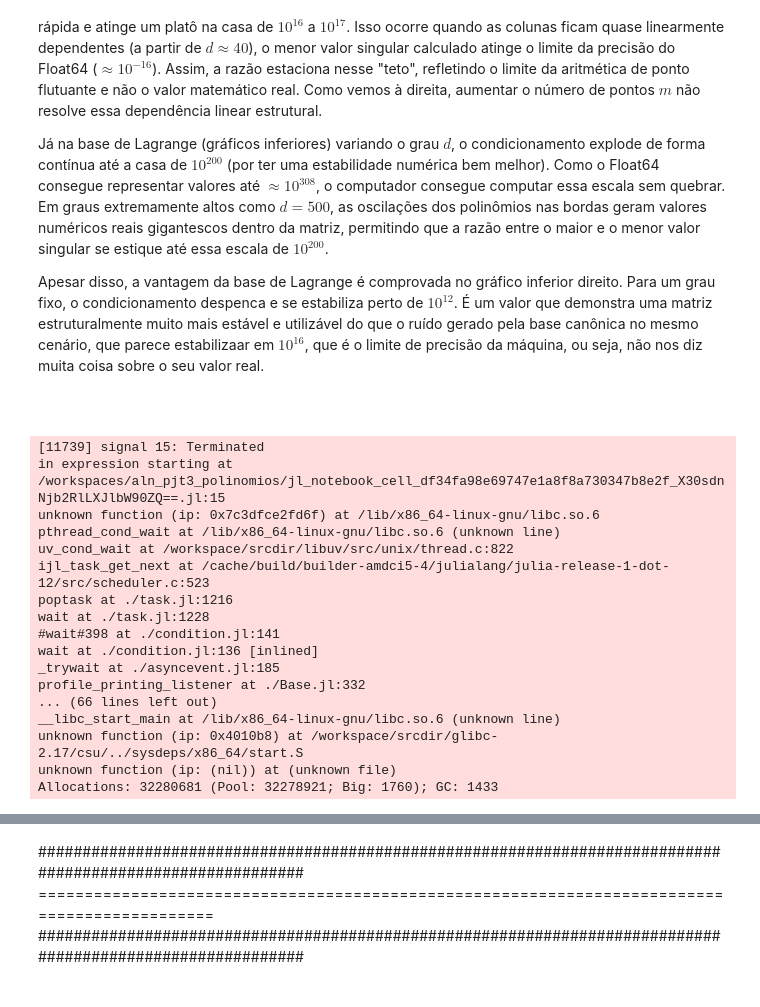
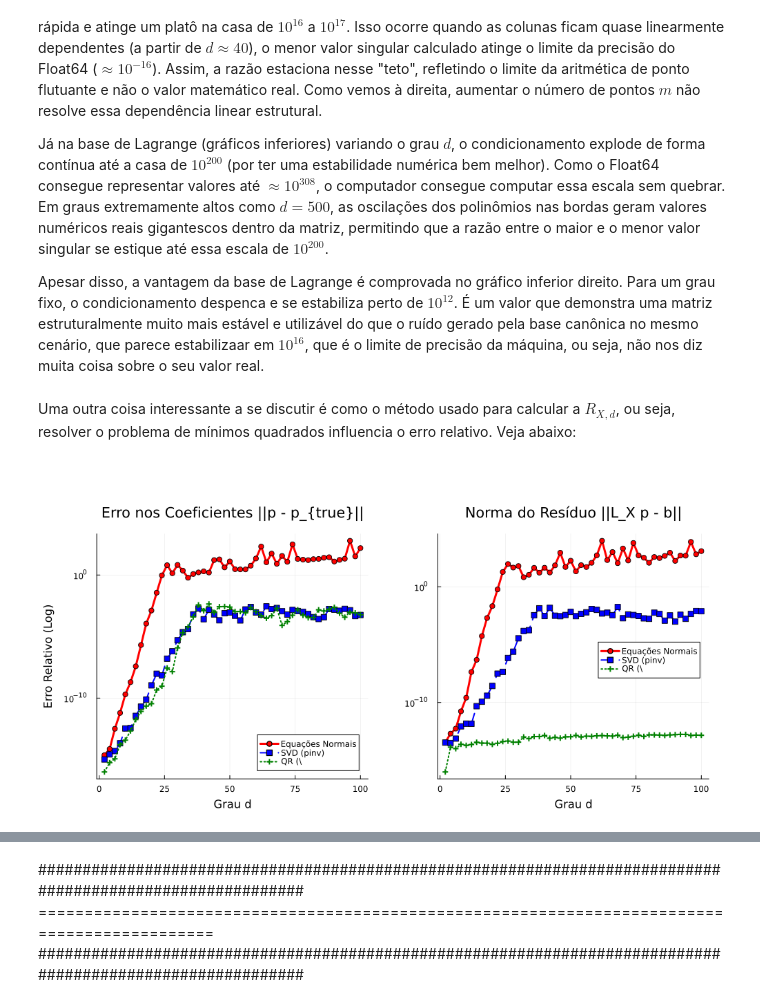
Before and after one commit to Jose-Pedro-Dresch/aln_pjt3_polinomios, a Jupyter notebook: Projeto3_julia (1).ipynb, the cells around one changed output, grey strips where cells are left out. Drawn from its saved outputs; the diff is of its cells as text; code cells hidden in the pictures.

```diff
--- a/Projeto3_julia (1).ipynb
+++ b/Projeto3_julia (1).ipynb
@@ -911,6 +911,8 @@ Analisando a base canônica (gráficos superiores), notamos que o condicionament
 Já na base de Lagrange (gráficos inferiores) variando o grau $d$, o condicionamento explode de forma contínua até a casa de $10^{200}$ (por ter uma estabilidade numérica bem melhor). Como o Float64 consegue representar valores até $\approx 10^{308}$, o computador consegue computar essa escala sem quebrar. Em graus extremamente altos como $d=500$, as oscilações dos polinômios nas bordas geram valores numéricos reais gigantescos dentro da matriz, permitindo que a razão entre o maior e o menor valor singular se estique até essa escala de $10^{200}$.
 
 Apesar disso, a vantagem da base de Lagrange é comprovada no gráfico inferior direito. Para um grau fixo, o condicionamento despenca e se estabiliza perto de $10^{12}$. É um valor que demonstra uma matriz estruturalmente muito mais estável e utilizável do que o ruído gerado pela base canônica no mesmo cenário, que parece estabilizaar em $10^{16}$, que é o limite de precisão da máquina, ou seja, não nos diz muita coisa sobre o seu valor real.
+# %% [markdown]
+Uma outra coisa interessante a se discutir é como o método usado para calcular a $R_{X,d}$, ou seja, resolver o problema de mínimos quadrados influencia o erro relativo. Veja abaixo:
 # %% [markdown]
 #
 # %%
@@ -941,55 +943,39 @@ for (i, d) in enumerate(d_vals)
     # Método 1: Equações Normais "Na Mão"
     # p = (L^T L)^-1 L^T b
     p_normal = inv(L' * L) * (L' * b)
 
     # Método 2: Decomposição SVD
     p_pinv = pinv(L) * b
 
     # Método 3: Fatoração QR (O operador \ do Julia usa QR para matrizes retangulares)
     p_qr = L \ b
 
     # 1. Calculando o erro nos coeficientes
     err_p_normal[i] = norm(p_normal - p_true) / norm(p_true)
     err_p_pinv[i]   = norm(p_pinv - p_true) / norm(p_true)
     err_p_qr[i]     = norm(p_qr - p_true) / norm(p_true)
 
     # 2. Calculando a norma do resíduo
     res_normal[i] = norm(L * p_normal - b)
     res_pinv[i]   = norm(L * p_pinv - b)
     res_qr[i]     = norm(L * p_qr - b)
 end
 
 # ================= Plotagem ================= #
 # Gráfico 1: Erro nos coeficientes
-p1 = plot(d_vals, err_p_normal, label="Equações Normais", lw=3, marker=:circle, color=:red)
-plot!(p1, d_vals, err_p_pinv, label="SVD (pinv)", lw=2, marker=:square, ls=:dash, color=:blue)
-plot!(p1, d_vals, err_p_qr, label="QR (\\)", lw=2, marker=:cross, ls=:dot, color=:green)
+p1 = plot(d_vals, err_p_normal .+ 1e-16, label="Equações Normais", lw=3, marker=:circle, color=:red)
+plot!(p1, d_vals, err_p_pinv .+ 1e-16, label="SVD (pinv)", lw=2, marker=:square, ls=:dash, color=:blue)
+plot!(p1, d_vals, err_p_qr .+ 1e-16, label="QR", lw=2, marker=:cross, ls=:dot, color=:green)
 plot!(p1, yscale=:log10, title="Erro nos Coeficientes ||p - p_{true}||",
-      xlabel="Grau d", ylabel="Erro Relativo (Log)", legend=:topleft, grid=true)
+      xlabel="Grau d", ylabel="Erro Relativo (Log / base Canônica)", legend=:bottomright, grid=true)
 
 # Gráfico 2: Norma do Resíduo
-p2 = plot(d_vals, res_normal, label="Equações Normais", lw=3, marker=:circle, color=:red)
-plot!(p2, d_vals, res_pinv, label="SVD (pinv)", lw=2, marker=:square, ls=:dash, color=:blue)
-plot!(p2, d_vals, res_qr, label="QR (\\)", lw=2, marker=:cross, ls=:dot, color=:green)
+p2 = plot(d_vals, res_normal .+ 1e-16, label="Equações Normais", lw=3, marker=:circle, color=:red)
+plot!(p2, d_vals, res_pinv .+ 1e-16, label="SVD (pinv)", lw=2, marker=:square, ls=:dash, color=:blue)
+plot!(p2, d_vals, res_qr .+ 1e-16, label="QR", lw=2, marker=:cross, ls=:dot, color=:green)
 plot!(p2, yscale=:log10, title="Norma do Resíduo ||L_X p - b||",
-      xlabel="Grau d", legend=:topleft, grid=true)
+      xlabel="Grau d", legend=:right, grid=true)
 
 plot(p1, p2, layout=(1, 2), size=(1000, 450), margin=5Plots.mm)
 # %% [output]
-[11739] signal 15: Terminated
-in expression starting at /workspaces/aln_pjt3_polinomios/jl_notebook_cell_df34fa98e69747e1a8f8a730347b8e2f_X30sdnNjb2RlLXJlbW90ZQ==.jl:15
-unknown function (ip: 0x7c3dfce2fd6f) at /lib/x86_64-linux-gnu/libc.so.6
-pthread_cond_wait at /lib/x86_64-linux-gnu/libc.so.6 (unknown line)
-uv_cond_wait at /workspace/srcdir/libuv/src/unix/thread.c:822
-ijl_task_get_next at /cache/build/builder-amdci5-4/julialang/julia-release-1-dot-12/src/scheduler.c:523
-poptask at ./task.jl:1216
-wait at ./task.jl:1228
-#wait#398 at ./condition.jl:141
-wait at ./condition.jl:136 [inlined]
-_trywait at ./asyncevent.jl:185
-profile_printing_listener at ./Base.jl:332
-... (66 lines left out)
-__libc_start_main at /lib/x86_64-linux-gnu/libc.so.6 (unknown line)
-unknown function (ip: 0x4010b8) at /workspace/srcdir/glibc-2.17/csu/../sysdeps/x86_64/start.S
-unknown function (ip: (nil)) at (unknown file)
-Allocations: 32280681 (Pool: 32278921; Big: 1760); GC: 1433
+[figure, added]
```
Also changed, not shown: parts of 5 cells of this notebook.
